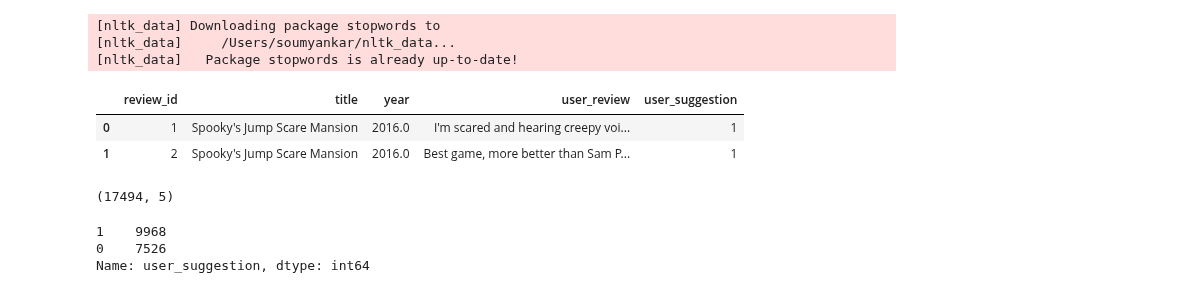
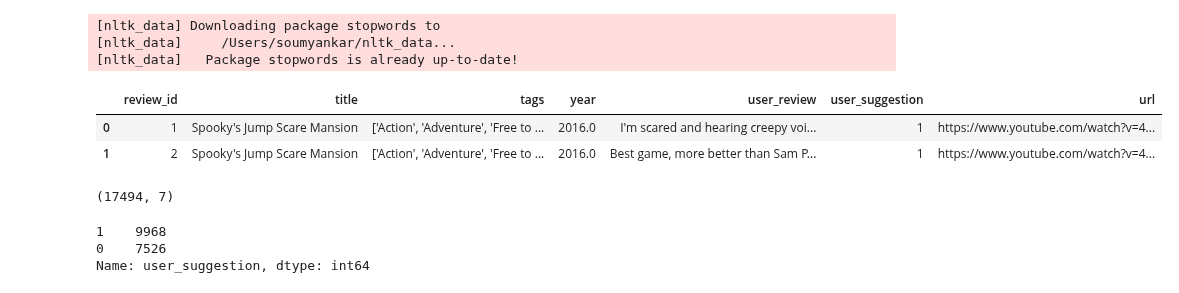
Before and after one commit to ZahraS98/IUI-Project, a Jupyter notebook: Games.ipynb, the cells around one changed output. Drawn from its saved outputs; the diff is of its cells as text; code cells hidden in the pictures.

```diff
--- a/Games.ipynb
+++ b/Games.ipynb
@@ -19,19 +19,17 @@ import matplotlib.pyplot as plt
 # %%
 #load the dataset
 pd.set_option('display.max_colwidth', None)
-data = pd.read_csv('Steam Game Review.csv')
-# inserting a new column called tags
-# data.insert(2, 'tags', '')
+data = pd.read_csv('final_dataset.csv')
 data.head(2)
 # %% [output]
-|  | review_id | title | year | user_review | user_suggestion |
-| 0 | 1 | Spooky's Jump Scare Mansion | 2016.0 | I'm scared and hearing creepy voi... | 1 |
-| 1 | 2 | Spooky's Jump Scare Mansion | 2016.0 | Best game, more better than Sam P... | 1 |
+|  | review_id | title | tags | year | user_review | user_suggestion | url |
+| 0 | 1 | Spooky's Jump Scare Mansion | ['Action', 'Adventure', 'Free to ... | 2016.0 | I'm scared and hearing creepy voi... | 1 | https://www.youtube.com/watch?v=4... |
+| 1 | 2 | Spooky's Jump Scare Mansion | ['Action', 'Adventure', 'Free to ... | 2016.0 | Best game, more better than Sam P... | 1 | https://www.youtube.com/watch?v=4... |
 # %%
 #dataset facts
 data.shape
 # %% [output]
-(17494, 5)
+(17494, 7)
 # %%
 #dataset facts
 data['user_suggestion'].value_counts()
```
Also changed, not shown: parts of 16 cells of this notebook.
